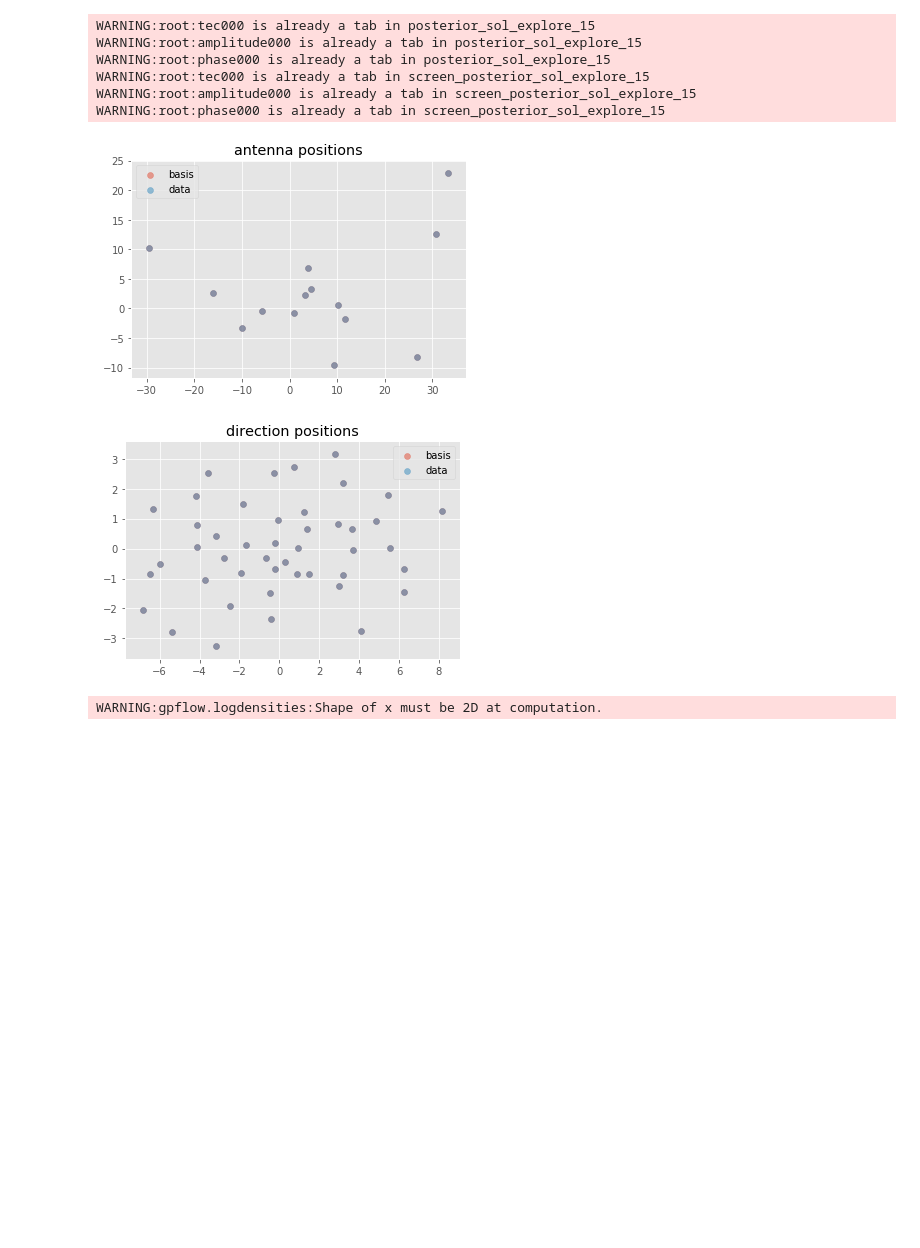
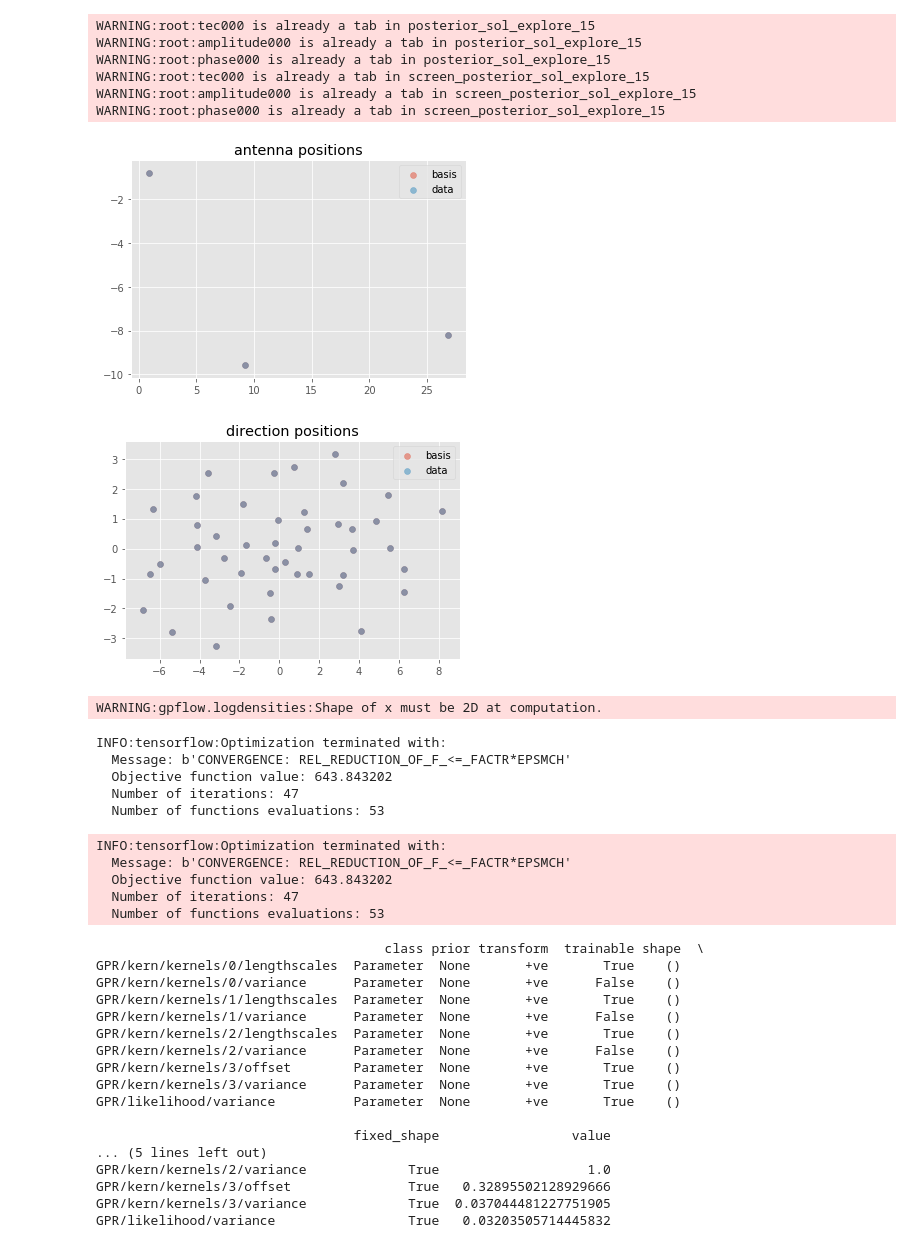
Before and after one commit to Joshuaalbert/bayes_tec, a Jupyter notebook: notebooks/devel/explore_online_rgp.ipynb, the cells around one changed output. Saved outputs shown, nothing was run; the diff lists cells and outputs as text; code cells hidden in the pictures; blank space fills up the shorter version.

```diff
--- a/notebooks/devel/explore_online_rgp.ipynb
+++ b/notebooks/devel/explore_online_rgp.ipynb
@@ -675,7 +579,7 @@ datapack = '../../scripts/data/DR2_full_smoothed.h5'
 output_folder='./explore_rgp/DR2_precond_all_kern_check_all_ant'
 os.makedirs(output_folder,exist_ok=True)
 
-ant_sel = "RS*"
+ant_sel = "RS50*"
 time_sel = slice(1,100,1)
 dir_sel = slice(0,None,1)
 freq_sel = slice(12,13,1)
@@ -764,7 +668,7 @@ Y_var[:,:, flag_dirs,:] += 300.
 # Define basis coords
 
 Xb_d = X_d#basis_directions(X_d,f_min=0.5, f_max=0.75, fov=5.0, N=7, dialate=True)
-Xb_a = X_a#basis_antennas(X_a,N=7)
+Xb_a = basis_antennas(X_a,N=7)
 Xb_f = np.linspace(X_f.min(), X_f.max(), 5)[:,None]
 
 plt.scatter(Xb_a[:,0],Xb_a[:,1],label='basis',alpha=0.5)
@@ -854,33 +758,60 @@ with tf.Session(graph=tf.Graph()) as sess:
                                                         screen_coords,
                                                         basis_coords,
                                                         kern, mean, Nb=Nb,
                                                         dt=dt, lag=lag)
     def _add_feed(d,pl,vl):
         for p,v in zip(pl,vl):
             d[p] = v
         return d
 
     feed_dict = _add_feed({},basis_coords, basis_coords_np)
     feed_dict = _add_feed(feed_dict,data_coords, data_coords_np)
     feed_dict = _add_feed(feed_dict,screen_coords, screen_coords_np)
 
     res = sess.run({'data_X':data_X,
                     'data_mu':data_mu,
                     'data_C':data_C,
                      'screen_X':screen_X,
                     'screen_mu':screen_mu,
                     'screen_C':screen_C,
                      'basis_X':basis_X,
                     'basis_mu':basis_mu,
                     'basis_C':basis_C,
                     'log_prob':log_prob},feed_dict)
 # %% [output]
 WARNING:root:tec000 is already a tab in posterior_sol_explore_15
 WARNING:root:amplitude000 is already a tab in posterior_sol_explore_15
 WARNING:root:phase000 is already a tab in posterior_sol_explore_15
 WARNING:root:tec000 is already a tab in screen_posterior_sol_explore_15
 WARNING:root:amplitude000 is already a tab in screen_posterior_sol_explore_15
 WARNING:root:phase000 is already a tab in screen_posterior_sol_explore_15
-[figure, old version]
+[figure, new version]
 [figure]
 WARNING:gpflow.logdensities:Shape of x must be 2D at computation.
+INFO:tensorflow:Optimization terminated with:
+  Message: b'CONVERGENCE: REL_REDUCTION_OF_F_<=_FACTR*EPSMCH'
+  Objective function value: 643.843202
+  Number of iterations: 47
+  Number of functions evaluations: 53
+INFO:tensorflow:Optimization terminated with:
+  Message: b'CONVERGENCE: REL_REDUCTION_OF_F_<=_FACTR*EPSMCH'
+  Objective function value: 643.843202
+  Number of iterations: 47
+  Number of functions evaluations: 53
+                                     class prior transform  trainable shape  \
+GPR/kern/kernels/0/lengthscales  Parameter  None       +ve       True    ()
+GPR/kern/kernels/0/variance      Parameter  None       +ve      False    ()
+GPR/kern/kernels/1/lengthscales  Parameter  None       +ve       True    ()
+GPR/kern/kernels/1/variance      Parameter  None       +ve      False    ()
+GPR/kern/kernels/2/lengthscales  Parameter  None       +ve       True    ()
+GPR/kern/kernels/2/variance      Parameter  None       +ve      False    ()
+GPR/kern/kernels/3/offset        Parameter  None       +ve       True    ()
+GPR/kern/kernels/3/variance      Parameter  None       +ve       True    ()
+GPR/likelihood/variance          Parameter  None       +ve       True    ()
+
+                                 fixed_shape                 value
+... (5 lines left out)
+GPR/kern/kernels/2/variance             True                   1.0
+GPR/kern/kernels/3/offset               True   0.32895502128929666
+GPR/kern/kernels/3/variance             True  0.037044481227751905
+GPR/likelihood/variance                 True   0.03203505714445832
```
Also changed, not shown: parts of 7 cells of this notebook, 1 other file.
